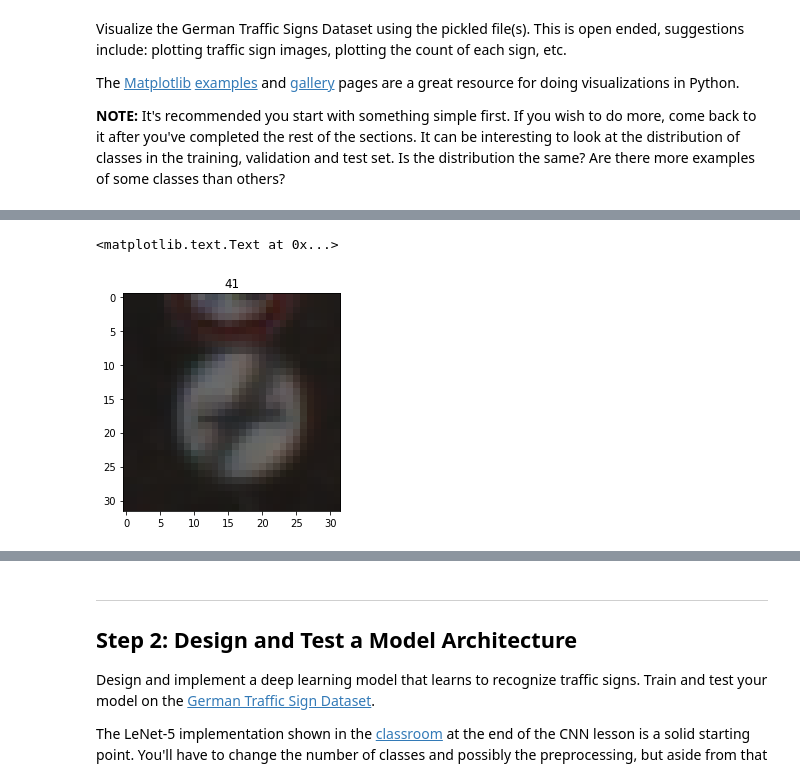
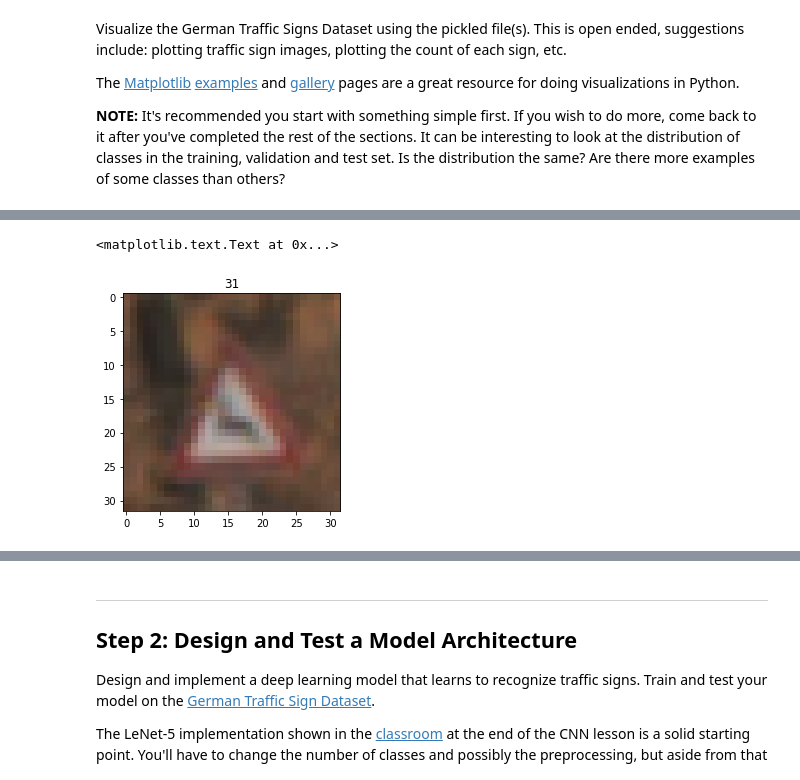
Before and after one commit to penny4860/CarND-P2-Classifier, a Jupyter notebook: Traffic_Sign_Classifier.ipynb, the cells around one changed output, grey strips where cells are left out. Drawn from its saved outputs; the diff is of its cells as text; code cells hidden in the pictures.

```diff
--- a/Traffic_Sign_Classifier.ipynb
+++ b/Traffic_Sign_Classifier.ipynb
@@ -108,6 +135,6 @@ import matplotlib.pyplot as plt
 # %%
-plt.imshow(X_train[0])
-plt.title(y_train[0])
+plt.imshow(X_train[300])
+plt.title(y_train[300])
 # %% [output]
 <matplotlib.text.Text at 0x...>
-[figure, old version]
+[figure, new version]
```
Also changed, not shown: parts of 3 cells of this notebook.
